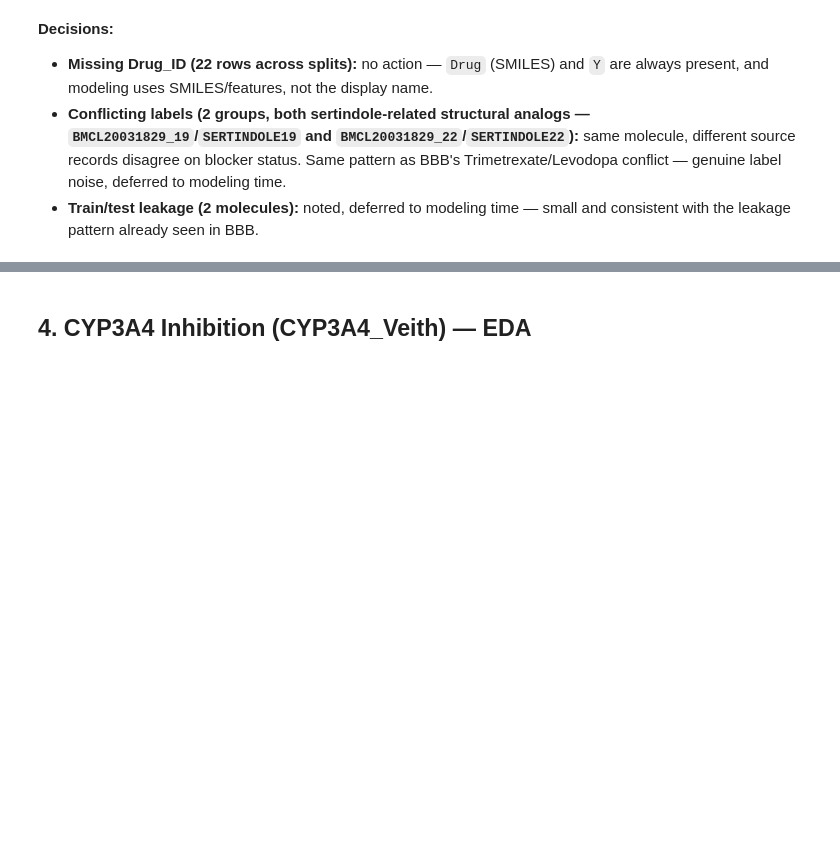
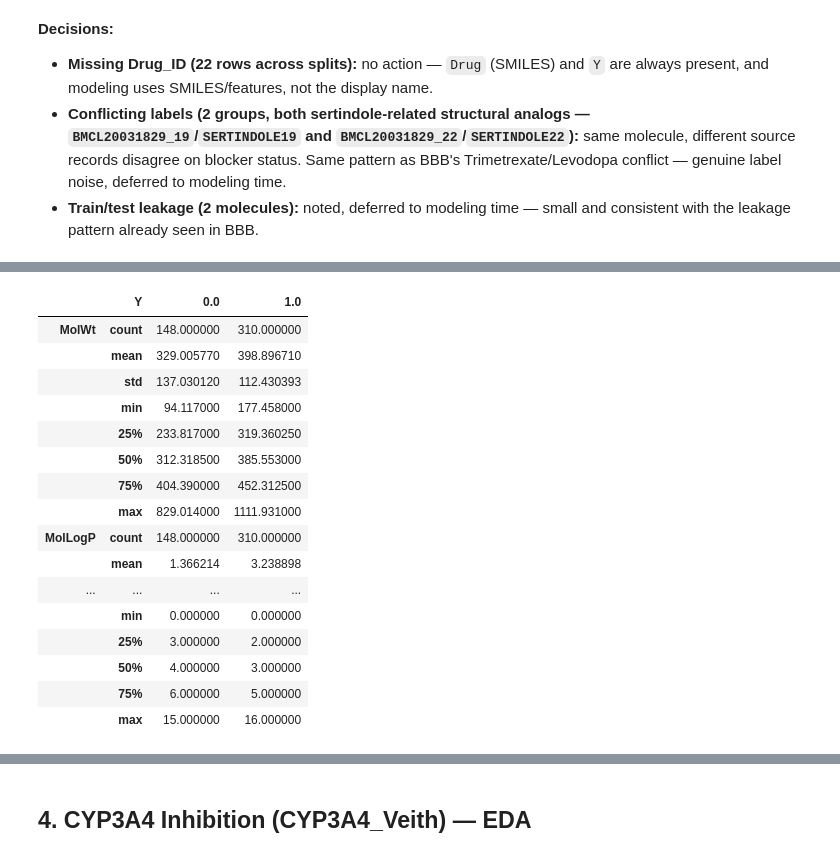
Before and after one commit to tuhinc5203/admet-property-prediction, a Jupyter notebook: Data_EDA.ipynb, the cells around one changed output, grey strips where cells are left out. Saved outputs shown, nothing was run; the diff lists cells and outputs as text; code cells hidden in the pictures; blank space fills up the shorter version.

```diff
--- a/Data_EDA.ipynb
+++ b/Data_EDA.ipynb
@@ -503,0 +508,6 @@ BMCL20031829_22 CCc1cn(-c2ccc(F)cc2)c2ccc(Cl)cc12 1.0
+# %%
+train = hERG_split['train']
+desc = compute_descriptors(train['Drug'])
+desc['Y'] = train['Y'].values
+desc.groupby('Y')[descriptor_cols].describe().T
+# %% [output]
@@ -503,0 +516,17 @@ BMCL20031829_22 CCc1cn(-c2ccc(F)cc2)c2ccc(Cl)cc12 1.0
+|  | Y | 0.0 | 1.0 |
+| MolWt | count | 148.000000 | 310.000000 |
+|  | mean | 329.005770 | 398.896710 |
+|  | std | 137.030120 | 112.430393 |
+|  | min | 94.117000 | 177.458000 |
+|  | 25% | 233.817000 | 319.360250 |
+|  | 50% | 312.318500 | 385.553000 |
+|  | 75% | 404.390000 | 452.312500 |
+|  | max | 829.014000 | 1111.931000 |
+| MolLogP | count | 148.000000 | 310.000000 |
+|  | mean | 1.366214 | 3.238898 |
+| ... | ... | ... | ... |
+|  | min | 0.000000 | 0.000000 |
+|  | 25% | 3.000000 | 2.000000 |
+|  | 50% | 4.000000 | 3.000000 |
+|  | 75% | 6.000000 | 5.000000 |
+|  | max | 15.000000 | 16.000000 |
```
Also changed, not shown: parts of 5 cells of this notebook, 1 other file.
